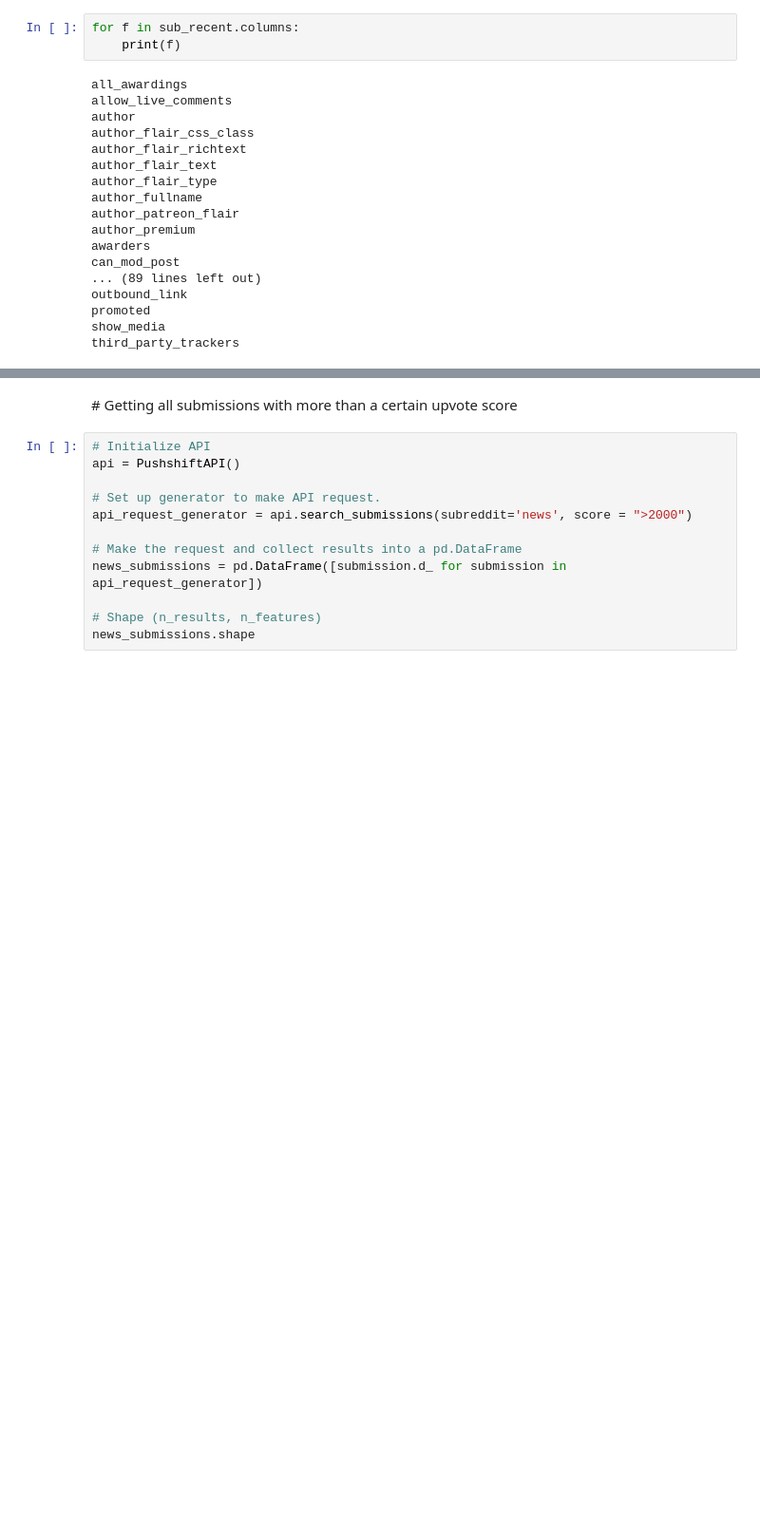
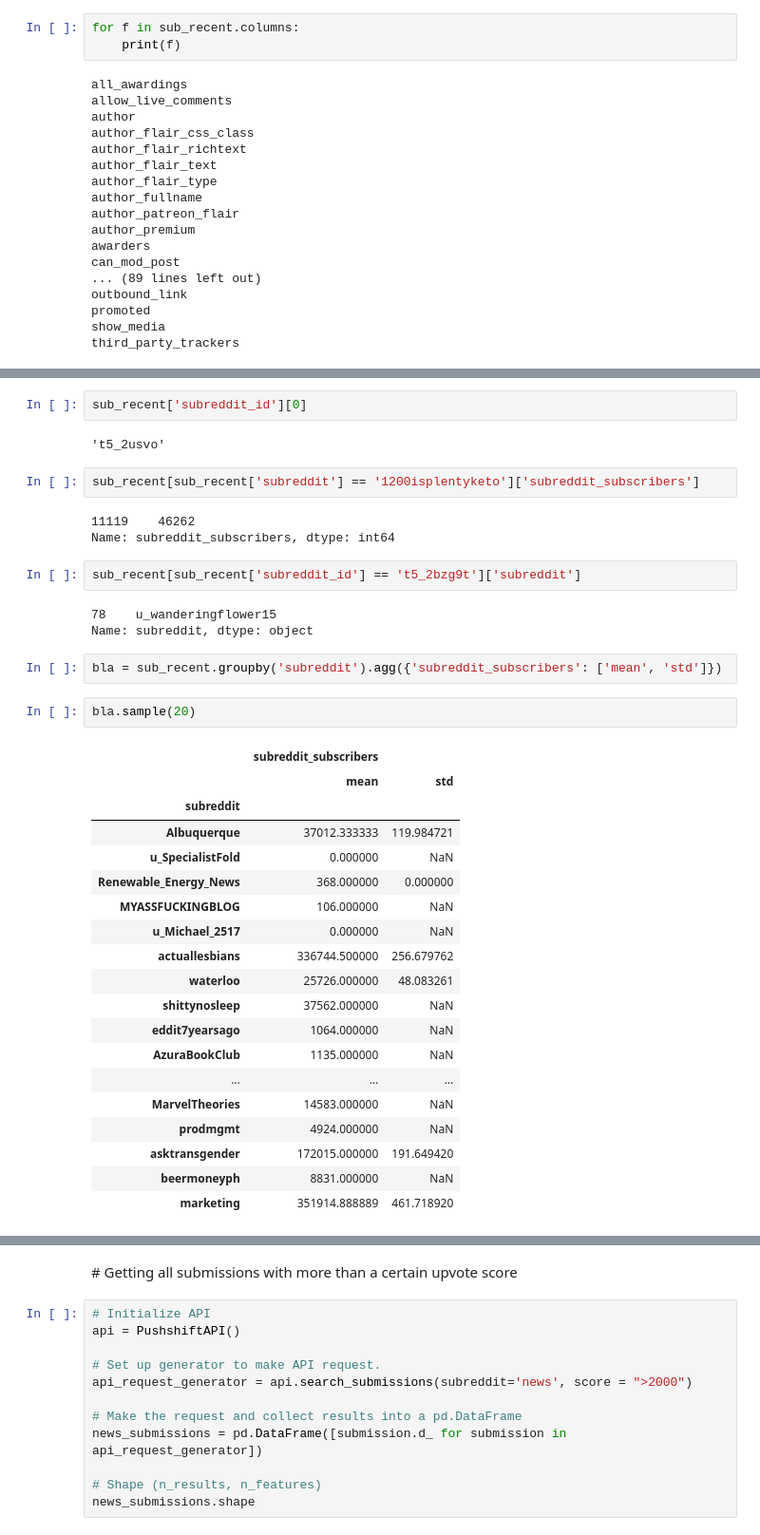
Before and after one commit to factitious/survey_v_social_media, a Jupyter notebook: Methods/Scripts/Reddit/usageOverview.ipynb, the cells around one changed output, grey strips where cells are left out. Shown at 95% size. Cells and saved outputs as stored; diff of their text form; blank space fills up the shorter version.

```diff
--- a/Methods/Scripts/Reddit/usageOverview.ipynb
+++ b/Methods/Scripts/Reddit/usageOverview.ipynb
@@ -390,0 +111,38 @@ video 0.0028649801889667785
+# %%
+sub_recent['subreddit_id'][0]
+# %% [output]
+'t5_2usvo'
+# %%
+sub_recent[sub_recent['subreddit'] == '1200isplentyketo']['subreddit_subscribers']
+# %% [output]
+11119    46262
+Name: subreddit_subscribers, dtype: int64
+# %%
+sub_recent[sub_recent['subreddit_id'] == 't5_2bzg9t']['subreddit']
+# %% [output]
+78    u_wanderingflower15
+Name: subreddit, dtype: object
+# %%
+bla = sub_recent.groupby('subreddit').agg({'subreddit_subscribers': ['mean', 'std']})
+# %%
+bla.sample(20)
+# %% [output]
+|  | subreddit_subscribers |  |
+|  | mean | std |
+| subreddit |  |  |
+| Albuquerque | 37012.333333 | 119.984721 |
+| u_SpecialistFold | 0.000000 | NaN |
+| Renewable_Energy_News | 368.000000 | 0.000000 |
+| MYASSFUCKINGBLOG | 106.000000 | NaN |
+| u_Michael_2517 | 0.000000 | NaN |
+| actuallesbians | 336744.500000 | 256.679762 |
+| waterloo | 25726.000000 | 48.083261 |
+| shittynosleep | 37562.000000 | NaN |
+| eddit7yearsago | 1064.000000 | NaN |
+| AzuraBookClub | 1135.000000 | NaN |
+| ... | ... | ... |
+| MarvelTheories | 14583.000000 | NaN |
+| prodmgmt | 4924.000000 | NaN |
+| asktransgender | 172015.000000 | 191.649420 |
+| beermoneyph | 8831.000000 | NaN |
+| marketing | 351914.888889 | 461.718920 |
```
Also changed, not shown: parts of 67 cells of this notebook.
